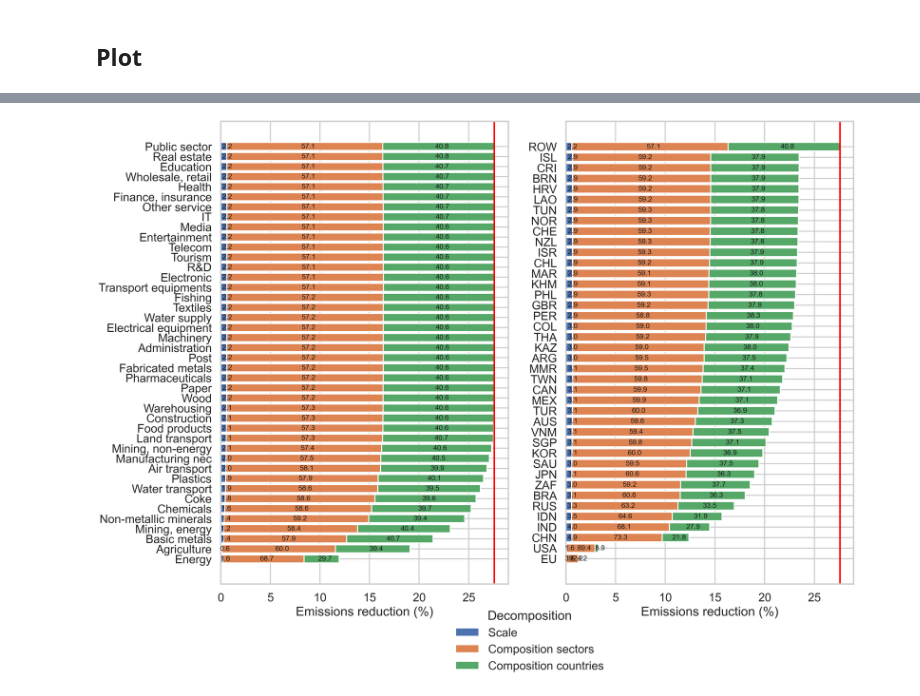
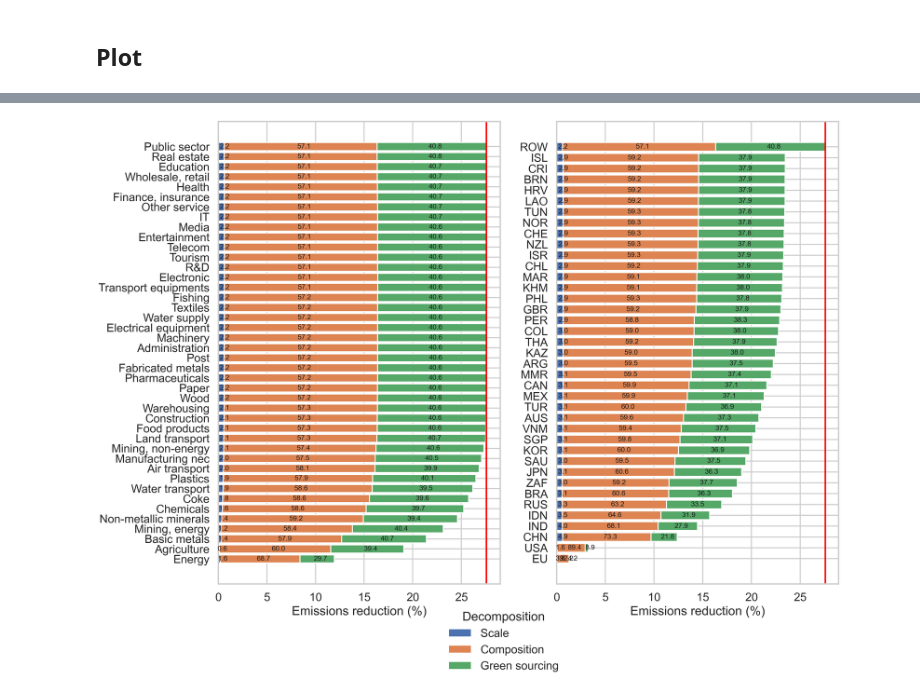
Before and after one commit to todortodor/plots_sustglob_paper, a Jupyter notebook: plots.ipynb, the cells around one changed output, grey strips where cells are left out. Saved outputs shown, nothing was run; the diff lists cells and outputs as text; code cells hidden in the pictures.

```diff
--- a/plots.ipynb
+++ b/plots.ipynb
@@ -614,7 +633,8 @@ for i,sector in enumerate(b.sector_list):
     #         data_base.loc[('Expenditure share decrease',sector_map.loc['D'+sector,'industry'],country),'value'] = term3[j,i]*100
 
     for j, country in enumerate(b.country_list):
-        data_base.loc[('Expenditure share decrease',sector_map.loc[sector,'industry'],country),'value'] = term3[j,i]*100
+        if country!='TWN':
+            data_base.loc[('Expenditure share decrease',sector_map.loc[sector,'industry'],country),'value'] = term3[j,i]*100
 
     total = data_base.loc[data_base.value>0, 'value'].sum()
 
@@ -672,7 +692,8 @@ for i,sector in enumerate(b.sector_list):
     #         data_base2.loc[('Emissions decrease',sector_map.loc['D'+sector,'industry'],country),'value'] = term3[j,i]*100
 
     for j, country in enumerate(b.country_list):
-        data_base2.loc[('Emissions decrease',sector_map.loc[sector,'industry'],country),'value'] = term3[j,i]*100
+        if country!='TWN':
+            data_base2.loc[('Emissions decrease',sector_map.loc[sector,'industry'],country),'value'] = term3[j,i]*100
 
     data_base2.sort_index(inplace=True)
     em_saved = data_base2.loc[data_base2.value>0].groupby(level=[0,1])['value'].sum() + data_base2.loc[data_base2.value<0].groupby(level=[0,1])['value'].sum()
@@ -913,6 +940,7 @@ for k,sols_by_carb_cost in tqdm(sols_by_taxing_countries.items()):
 N = baseline.country_number
 S = baseline.sector_number
 e = baseline.co2_intensity.value.values.reshape((N,S))
+save = True
 
 import warnings
 warnings.filterwarnings("ignore", category=DeprecationWarning)
@@ -953,8 +981,8 @@ for j,k in enumerate(decompositions_by_taxed_sectors.keys()):
 sum_t = t1 + t2 + t3
 
 bars1 = ax[0].barh(sector_names,t1,label = 'Scale')
-bars2 = ax[0].barh(sector_names,t2,left=t1, label = 'Composition sectors')
-bars3 = ax[0].barh(sector_names,t3,left=t1+t2, label = 'Composition countries')
+bars2 = ax[0].barh(sector_names,t2,left=t1, label = 'Composition')
+bars3 = ax[0].barh(sector_names,t3,left=t1+t2, label = 'Green sourcing')
 
 ax[0].bar_label(bars1,
               labels = [round(t*100/sum_t[i],1) for i,t in enumerate(t1)],
@@ -1008,10 +1036,16 @@ for j,k in enumerate(decompositions_by_taxed_countries.keys()):
     t3[j] = decompositions_by_taxed_countries[k]['term_3']*l_em_reduc[j]/sum_terms
 
 sum_t = t1 + t2 + t3
+twn_idx = countries.index('TWN')
+t1 = np.delete(t1,twn_idx)
+t2 = np.delete(t2,twn_idx)
+t3 = np.delete(t3,twn_idx)
+sum_t = np.delete(sum_t,twn_idx)
+countries.remove('TWN')
 
 bars1 = ax[1].barh(countries,t1,label = 'Scale')
-bars2 = ax[1].barh(countries,t2,left=t1, label = 'Composition sectors')
-bars3 = ax[1].barh(countries,t3,left=t1+t2, label = 'Composition countries')
+bars2 = ax[1].barh(countries,t2,left=t1, label = 'Composition')
+bars3 = ax[1].barh(countries,t3,left=t1+t2, label = 'Green sourcing')
 
 # ax[1].bar_label(bars3,
 #               labels=countries,
@@ -1029,31 +1063,31 @@ ax[1].bar_label(bars1,
               zorder = 99)
 ax[1].bar_label(bars2,
               labels = [round(t*100/sum_t[i],1) for i,t in enumerate(t2)],
               label_type = 'center',
               padding = 5,
               color = 'k',
               fontsize = 10,
               zorder = 99)
 ax[1].bar_label(bars3,
               labels = [round(t*100/sum_t[i],1) for i,t in enumerate(t3)],
               label_type = 'center',
               padding = 5,
               color = 'k',
               fontsize = 10,
               zorder = 99)
 
 ax[1].axvline(x=l_em_reduc[-1],
             color='red')
 ax[1].set_xlabel('Emissions reduction (%)')
 
 # ax[1].legend(loc=(0,-0.2),title='Decomposition')
 
 # plt.tight_layout()
 
 if numeraire == 'world_wage' and elasticities_path == 'cp_estimate_allyears.csv':
     if save or save_all:
         plt.savefig(save_path+'incremental_decompositions.'+save_format,format=save_format)
 
 plt.show()
 # %% [output]
-[figure, old version]
+[figure, new version]
```
Also changed, not shown: parts of 9 cells of this notebook, 50 other files.
